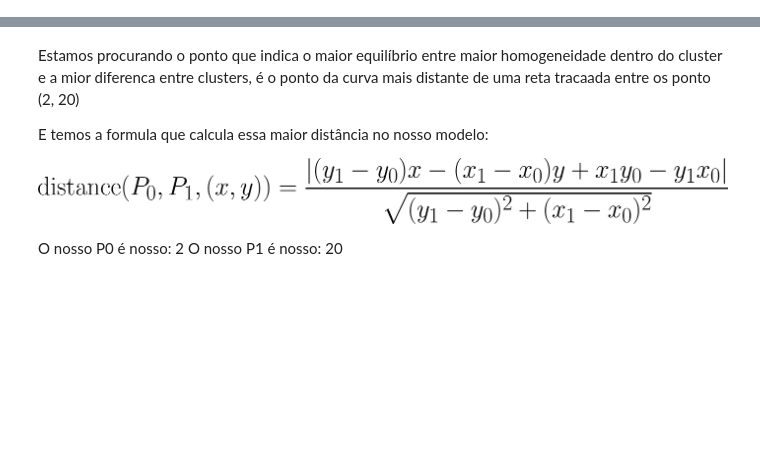
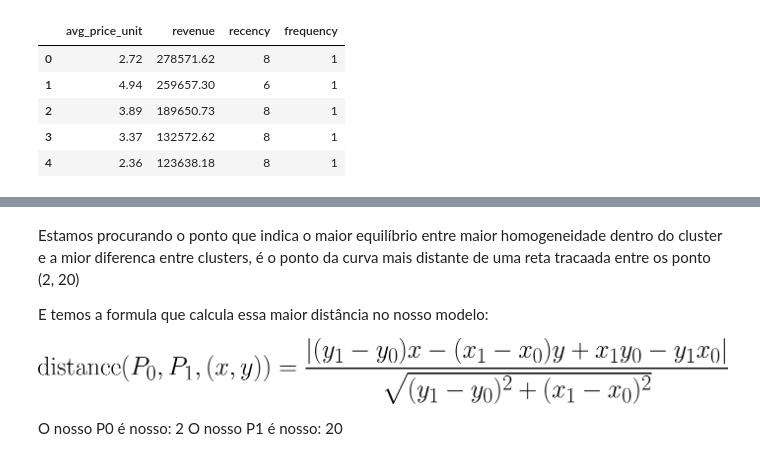
Before and after one commit to will787/retail-e-commerce-evidence, a Jupyter notebook: analytics/client_value.ipynb, the cells around one changed output, grey strips where cells are left out. Saved outputs shown, nothing was run; the diff lists cells and outputs as text; code cells hidden in the pictures; blank space fills up the shorter version.

```diff
--- a/analytics/client_value.ipynb
+++ b/analytics/client_value.ipynb
@@ -38,3 +32,18 @@ df.head()
+# %%
+# dropping the variable, because the model will try to measurement the CustomerID.
+# This can be have prior result in the model.
+
+df = df.drop(columns=['CustomerID', 'Country', 'unique_items', 'total_items', 'avgseasonality_date', 'firstpurchase_date', 'lastpurchase_date', 'firstpurchase_date', 'lastpurchase_date', 'lastpurchase_date'])
+
+df.isnull().sum()
+df.head()
+# %% [output]
+|  | avg_price_unit | revenue | recency | frequency |
+| 0 | 2.72 | 278571.62 | 8 | 1 |
+| 1 | 4.94 | 259657.30 | 6 | 1 |
+| 2 | 3.89 | 189650.73 | 8 | 1 |
+| 3 | 3.37 | 132572.62 | 8 | 1 |
+| 4 | 2.36 | 123638.18 | 8 | 1 |
 # %%
 
 def calculate_wcss(data):
```
Also changed, not shown: parts of 6 cells of this notebook, 4 other files.
